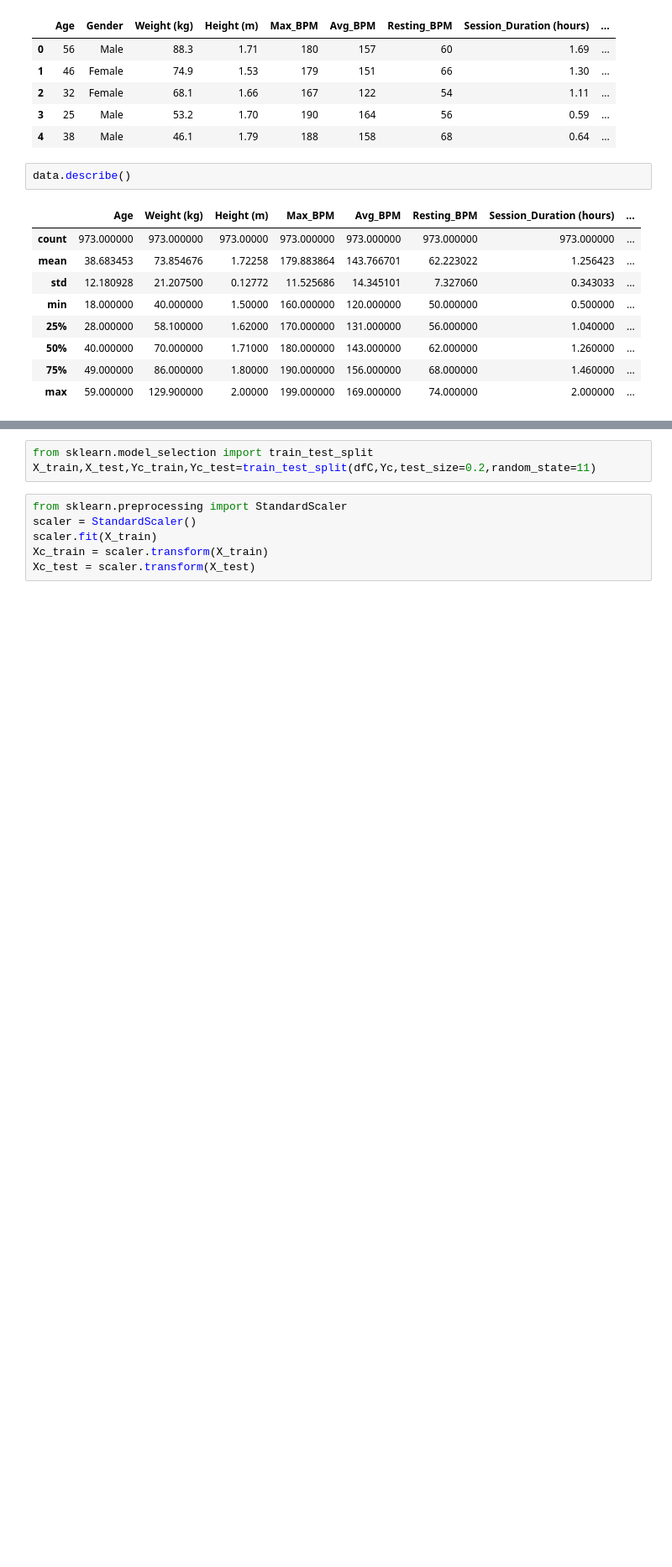
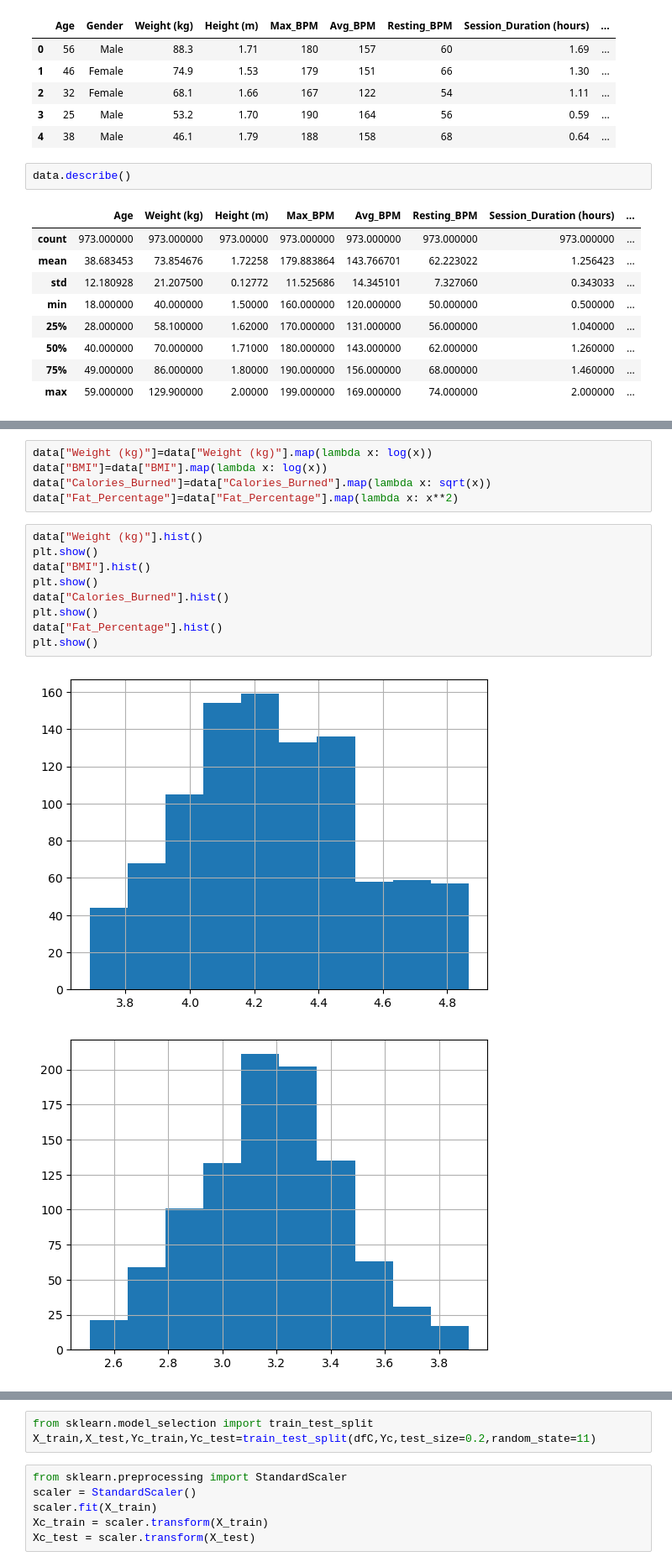
Before and after one commit to Anhquannnnnn/Machine-Learning, a Jupyter notebook: Python.ipynb, the cells around one changed output, grey strips where cells are left out. Shown: that part at 84% size. Cells and saved outputs as stored; diff of their text form; blank space fills up the shorter version.

```diff
--- a/Python.ipynb
+++ b/Python.ipynb
@@ -145,0 +160,17 @@ data.describe()
+# %%
+data["Weight (kg)"]=data["Weight (kg)"].map(lambda x: log(x))
+data["BMI"]=data["BMI"].map(lambda x: log(x))
+data["Calories_Burned"]=data["Calories_Burned"].map(lambda x: sqrt(x))
+data["Fat_Percentage"]=data["Fat_Percentage"].map(lambda x: x**2)
+# %%
+data["Weight (kg)"].hist()
+plt.show()
+data["BMI"].hist()
+plt.show()
+data["Calories_Burned"].hist()
+plt.show()
+data["Fat_Percentage"].hist()
+plt.show()
+# %% [output]
+[figure, added]
+[figure, added]
```
Also changed, not shown: parts of 18 cells of this notebook.
